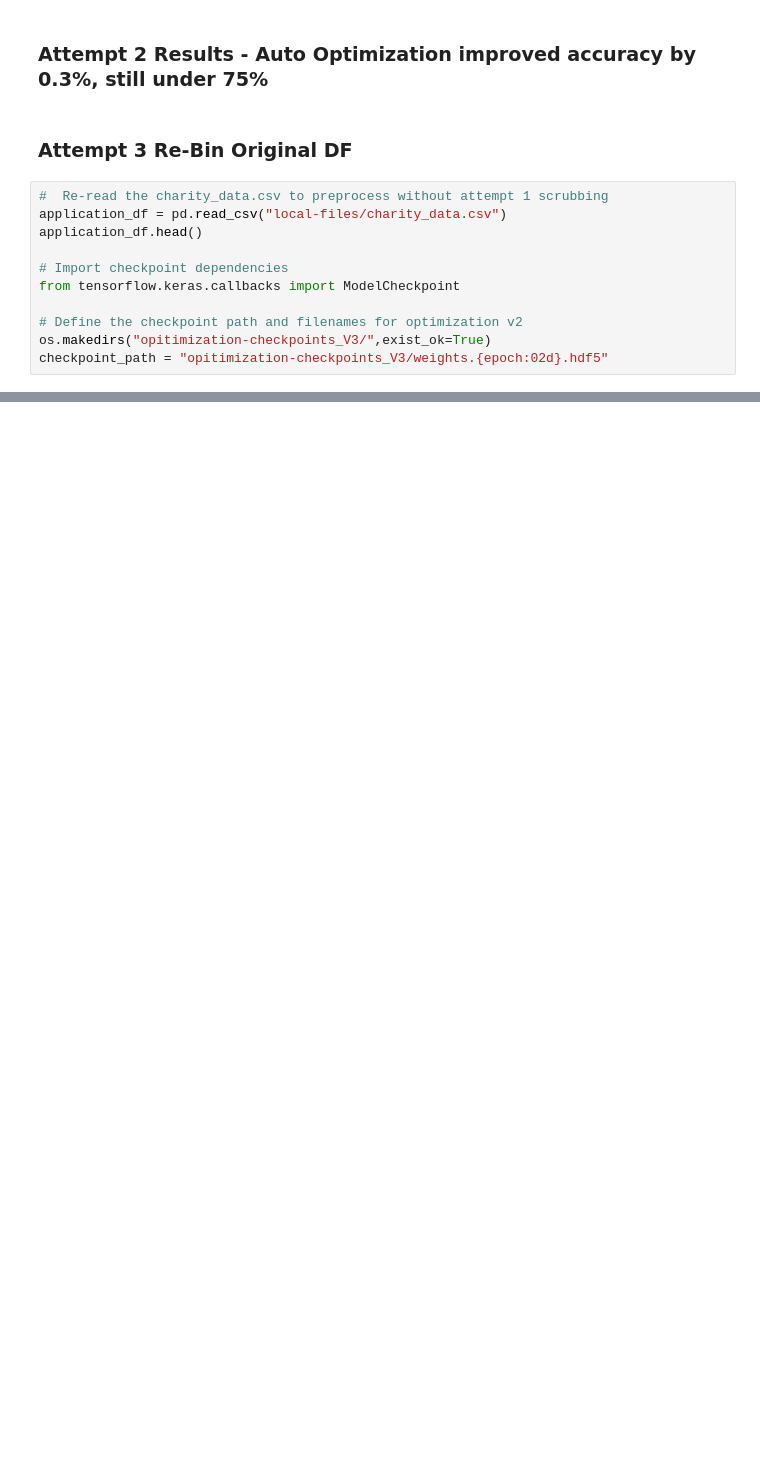
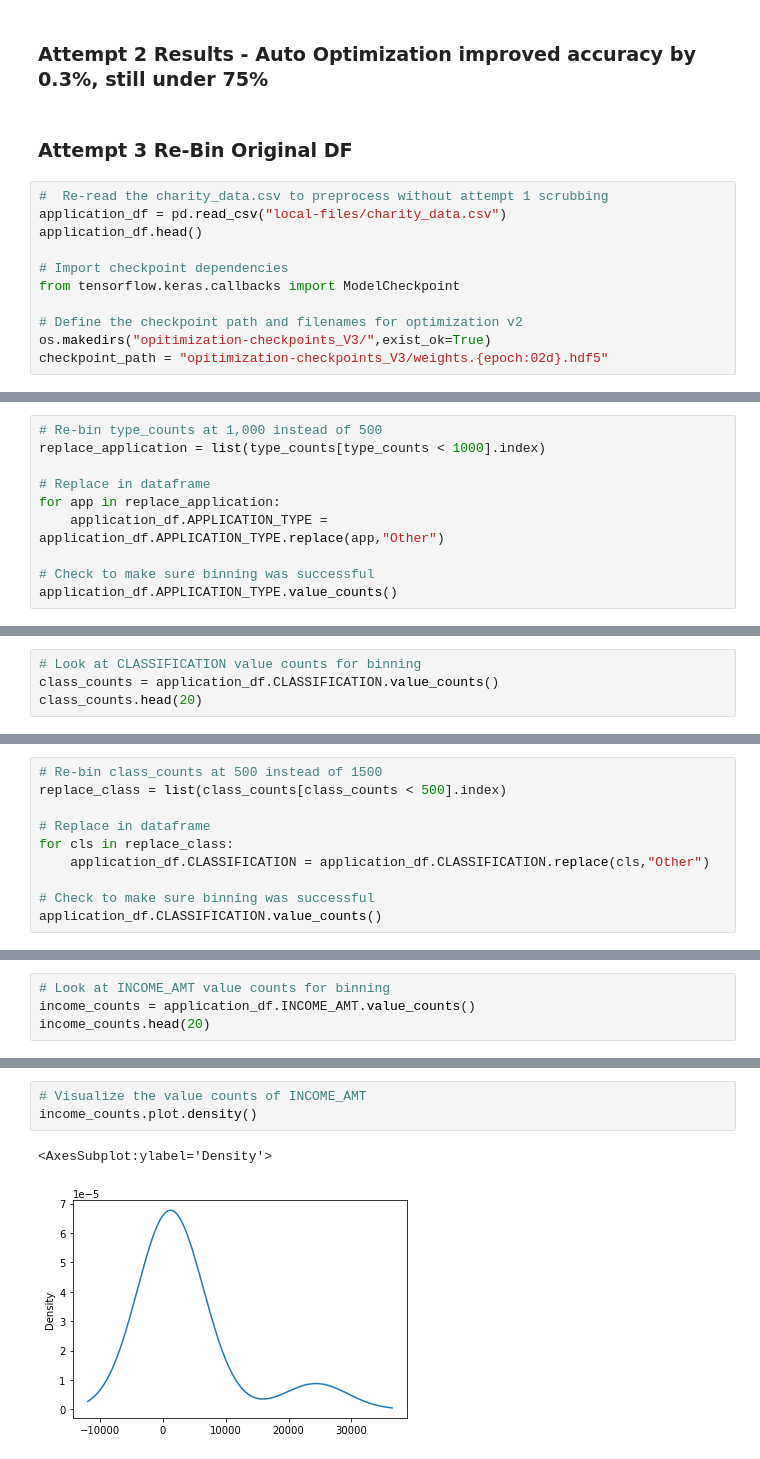
Before and after one commit to jbenasuli/Neural_Network_Charity_Analysis, a Jupyter notebook: AlphabetSoupCharity_Optimzation.ipynb, the cells around one changed output, grey strips where cells are left out. Cells and saved outputs as stored; diff of their text form; blank space fills up the shorter version.

```diff
--- a/AlphabetSoupCharity_Optimzation.ipynb
+++ b/AlphabetSoupCharity_Optimzation.ipynb
@@ -730,0 +803,10 @@ checkpoint_path = "opitimization-checkpoints_V3/weights.{epoch:02d}.hdf5"
+# %%
+# Re-bin type_counts at 1,000 instead of 500
+replace_application = list(type_counts[type_counts < 1000].index)
+
+# Replace in dataframe
+for app in replace_application:
+    application_df.APPLICATION_TYPE = application_df.APPLICATION_TYPE.replace(app,"Other")
+
+# Check to make sure binning was successful
+application_df.APPLICATION_TYPE.value_counts()
@@ -730,0 +821,4 @@ checkpoint_path = "opitimization-checkpoints_V3/weights.{epoch:02d}.hdf5"
+# %%
+# Look at CLASSIFICATION value counts for binning
+class_counts = application_df.CLASSIFICATION.value_counts()
+class_counts.head(20)
@@ -730,0 +849,10 @@ checkpoint_path = "opitimization-checkpoints_V3/weights.{epoch:02d}.hdf5"
+# %%
+# Re-bin class_counts at 500 instead of 1500
+replace_class = list(class_counts[class_counts < 500].index)
+
+# Replace in dataframe
+for cls in replace_class:
+    application_df.CLASSIFICATION = application_df.CLASSIFICATION.replace(cls,"Other")
+
+# Check to make sure binning was successful
+application_df.CLASSIFICATION.value_counts()
@@ -730,0 +883,4 @@ checkpoint_path = "opitimization-checkpoints_V3/weights.{epoch:02d}.hdf5"
+# %%
+# Look at INCOME_AMT value counts for binning
+income_counts = application_df.INCOME_AMT.value_counts()
+income_counts.head(20)
@@ -730,0 +898,6 @@ checkpoint_path = "opitimization-checkpoints_V3/weights.{epoch:02d}.hdf5"
+# %%
+# Visualize the value counts of INCOME_AMT
+income_counts.plot.density()
+# %% [output]
+<AxesSubplot:ylabel='Density'>
+[figure, added]
```
Also changed, not shown: parts of 30 cells of this notebook, 22 other files.
